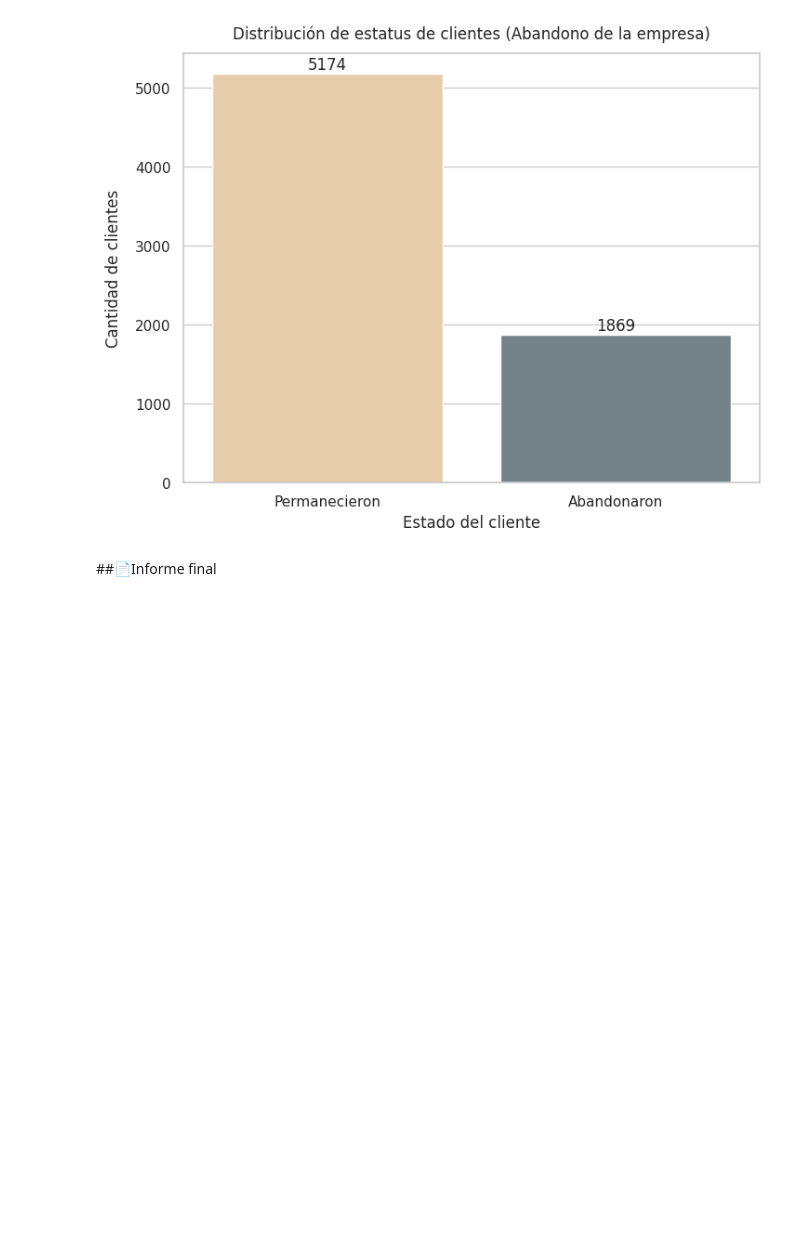
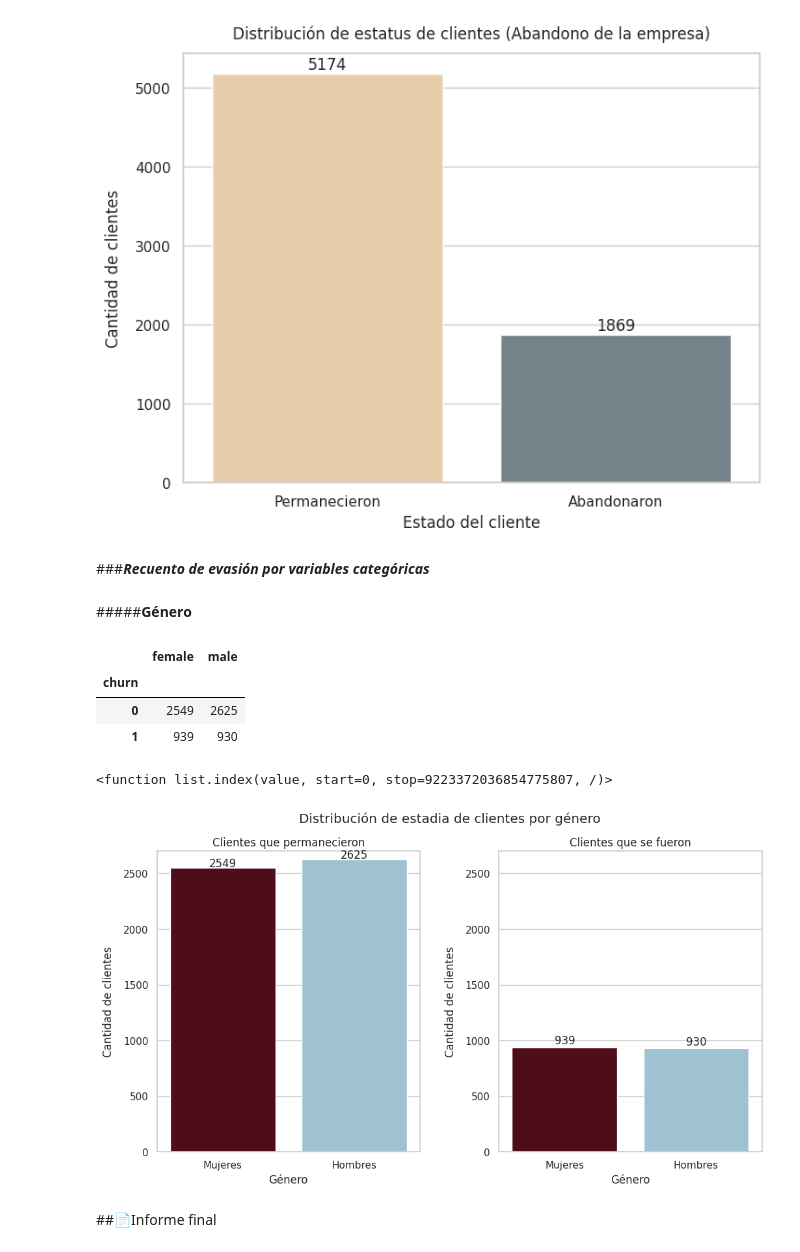
Before and after one commit to GP-Core/Telecom-X-Part-1, a Jupyter notebook: TelecomX_Part1-Gp-Core.ipynb, the cells around one changed output. Cells and saved outputs as stored; diff of their text form; code cells hidden in the pictures; blank space fills up the shorter version.

Commit message:
Creaccion de otro grafico

```diff
--- a/TelecomX_Part1-Gp-Core.ipynb
+++ b/TelecomX_Part1-Gp-Core.ipynb
@@ -436,5 +438,71 @@ for i, j in enumerate(churn_data.values):
 plt.show()
 # %% [output]
 [figure]
+# %% [markdown]
+###***Recuento de evasión por variables categóricas***
+# %% [markdown]
+#####**Género**
+# %%
+datos_norm
+
+genero_data = pd.DataFrame({'female':datos_norm[datos_norm['gender'] == 'female']['churn'].value_counts(),'male':datos_norm[datos_norm['gender'] == 'male']['churn'].value_counts()})
+genero_data
+# %% [output]
+|  | female | male |
+| churn |  |  |
+| 0 | 2549 | 2625 |
+| 1 | 939 | 930 |
+# %%
+genero_data['female'][0]
+# %% [output]
+<function list.index(value, start=0, stop=9223372036854775807, /)>
+# %%
+
+sns.set_theme(style='whitegrid')
+#Configurando el grafico
+fig,ax = plt.subplots(1,2,figsize=(12,6))
+#separando graficos
+fig.subplots_adjust(hspace=0.5,wspace=0.3)
+
+fig.suptitle('Distribución de estadia de clientes por género')
+# Gráfico para los clientes que permanecieron
+sns.barplot(
+    x=genero_data.index,
+    y=[genero_data['female'][0],genero_data['male'][0]],
+    palette=['#590212', '#96C6D9'],
+    hue=['Mujeres','Hombres'],
+    legend=False,
+    ax=ax[0]
+)
+ax[0].set_title('Clientes que permanecieron')
+ax[0].set_xticks([0, 1],['Mujeres', 'Hombres'])
+ax[0].set_xlabel('Género')
+ax[0].set_ylabel('Cantidad de clientes',labelpad=10.0)
+for i, j in enumerate([genero_data['female'][0],genero_data['male'][0]]):
+    ax[0].text(i, j + 10, str(j), ha='center', fontsize=12)
+# Gráfico para los clientes que se fueron
+sns.barplot(
+    x=genero_data.index,
+    y=[genero_data['female'][1],genero_data['male'][1]],
+    palette=['#590212', '#96C6D9'],
+    hue=['Mujeres','Hombres'],
+    legend=False,
+    ax=ax[1]
+)
+ax[1].set_title('Clientes que se fueron')
+ax[1].set_xticks([0, 1],['Mujeres', 'Hombres'])
+ax[1].set_xlabel('Género')
+ax[1].set_ylabel('Cantidad de clientes',labelpad=10.0)
+for i, j in enumerate([genero_data['female'][1],genero_data['male'][1]]):
+    ax[1].text(i, j + 30, str(j), ha='center', fontsize=12)
+
+ymin = 0
+ymax = 2700
+
+for ax in ax.ravel():
+  ax.set_ylim(ymin,ymax)
+plt.show()
+# %% [output]
+[figure, added]
 # %% [markdown]
 ##📄Informe final
```
Also changed, not shown: parts of 4 cells of this notebook.
